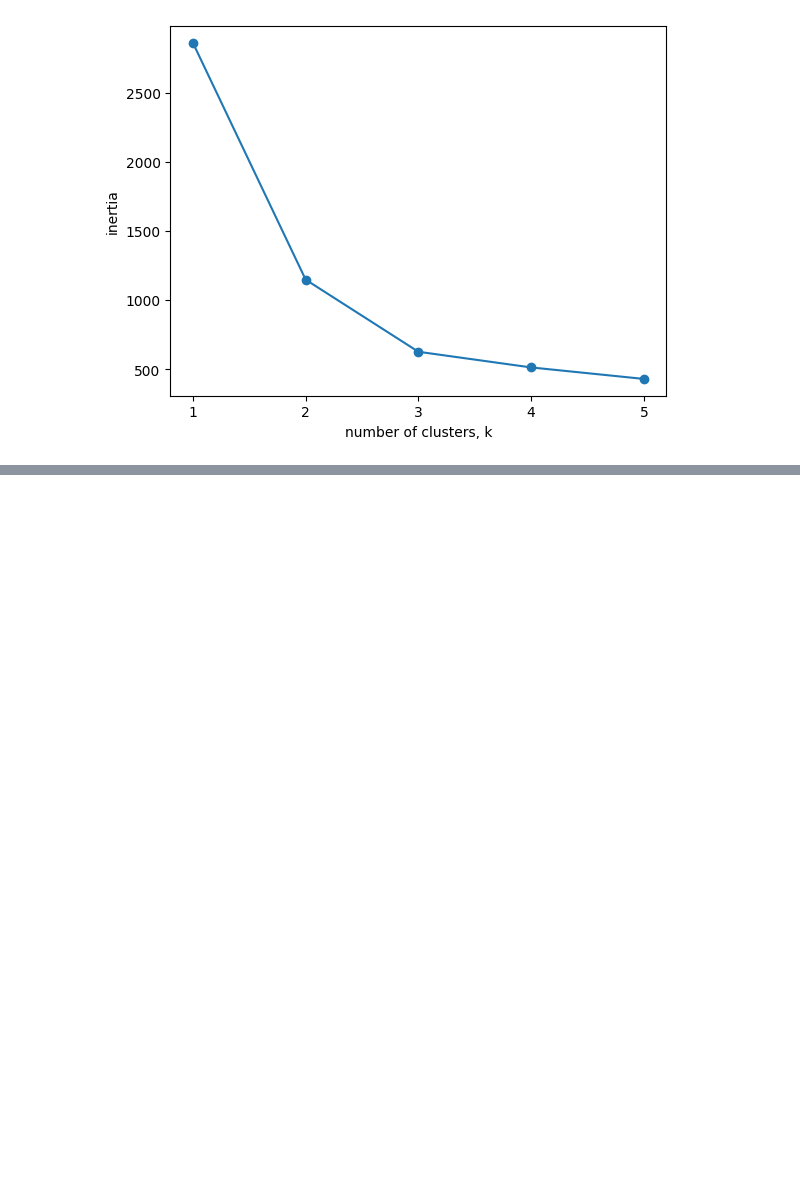
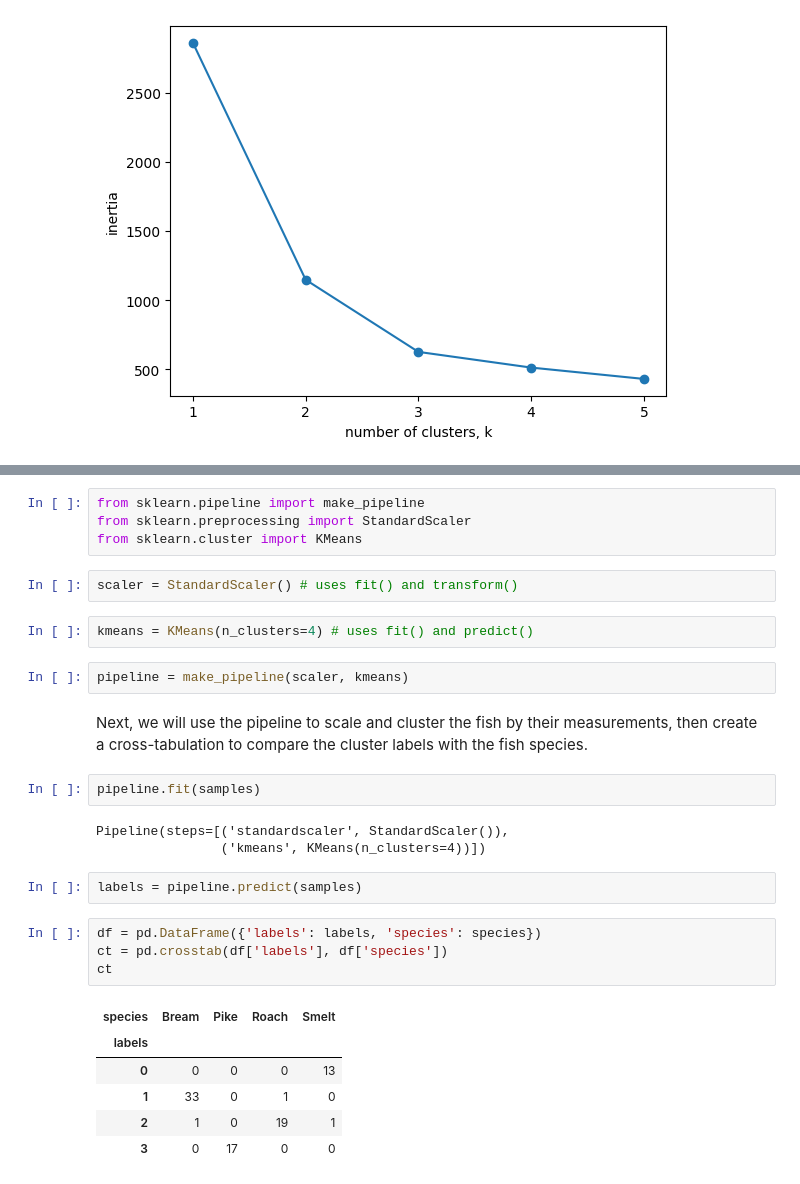
Before and after one commit to harrybaines/DataCamp-ML-Scientist-Track, a Jupyter notebook: 2. Unsupervised Learning in Python/1. Clustering for dataset exploration/chapter1.ipynb, the cells around one changed output, grey strips where cells are left out. Saved outputs shown, nothing was run; the diff lists cells and outputs as text; blank space fills up the shorter version.

```diff
--- a/2. Unsupervised Learning in Python/1. Clustering for dataset exploration/chapter1.ipynb
+++ b/2. Unsupervised Learning in Python/1. Clustering for dataset exploration/chapter1.ipynb
@@ -116,0 +203,30 @@ From the inertia plot the inertia decreases very slowly from 3 clusters to 4, so
+# %%
+from sklearn.pipeline import make_pipeline
+from sklearn.preprocessing import StandardScaler
+from sklearn.cluster import KMeans
+# %%
+scaler = StandardScaler() # uses fit() and transform()
+# %%
+kmeans = KMeans(n_clusters=4) # uses fit() and predict()
+# %%
+pipeline = make_pipeline(scaler, kmeans)
+# %% [markdown]
+Next, we will use the pipeline to scale and cluster the fish by their measurements, then create a cross-tabulation to compare the cluster labels with the fish species.
+# %%
+pipeline.fit(samples)
+# %% [output]
+Pipeline(steps=[('standardscaler', StandardScaler()),
+                ('kmeans', KMeans(n_clusters=4))])
+# %%
+labels = pipeline.predict(samples)
+# %%
+df = pd.DataFrame({'labels': labels, 'species': species})
+ct = pd.crosstab(df['labels'], df['species'])
+ct
+# %% [output]
+| species | Bream | Pike | Roach | Smelt |
+| labels |  |  |  |  |
+| 0 | 0 | 0 | 0 | 13 |
+| 1 | 33 | 0 | 1 | 0 |
+| 2 | 1 | 0 | 19 | 1 |
+| 3 | 0 | 17 | 0 | 0 |
```
Also changed, not shown: parts of 41 cells of this notebook, 4 other files.
